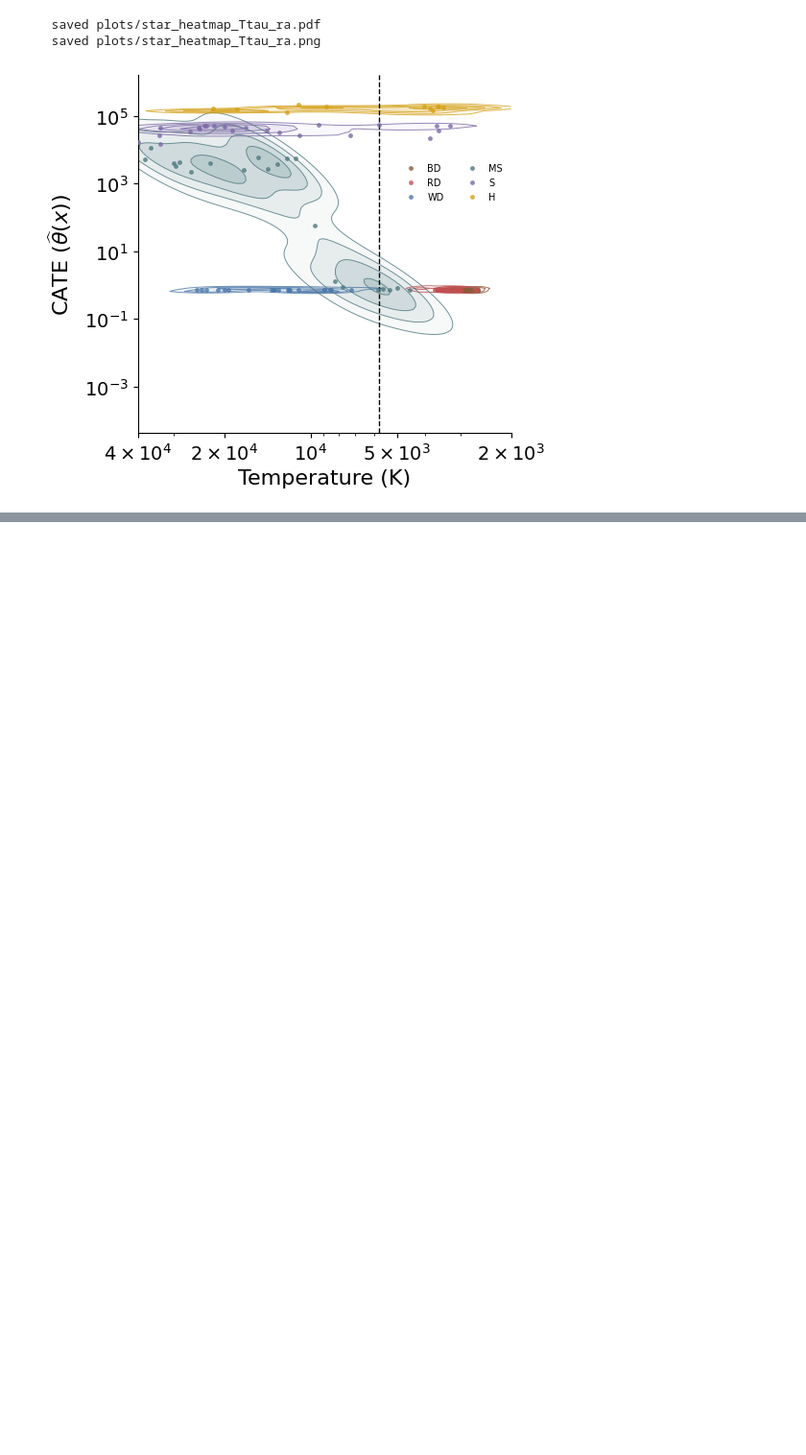
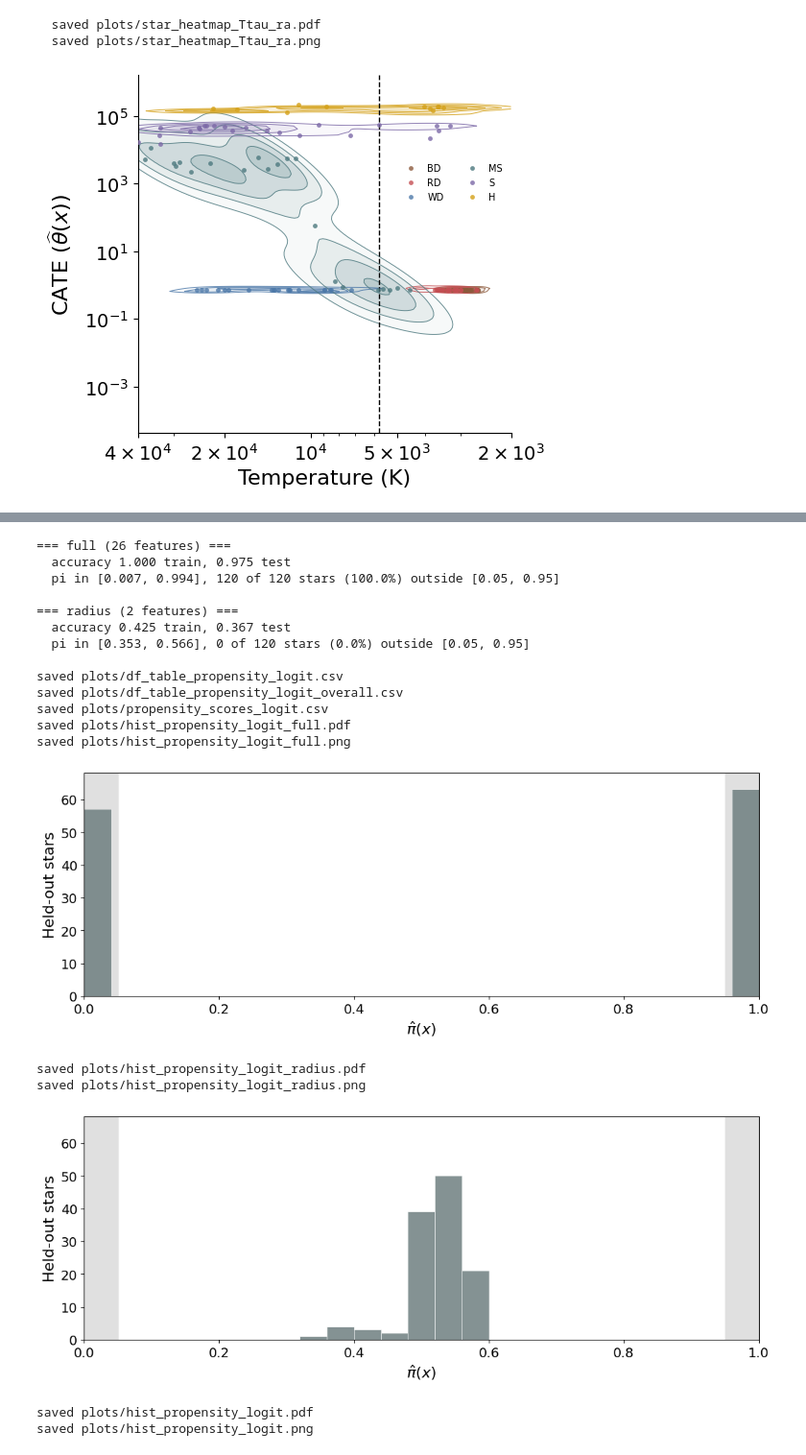
Before and after one commit to marnare/generativeAI, a Jupyter notebook: application_stars_mean_target.ipynb, the cells around one changed output, grey strips where cells are left out. Shown at 96% size. Drawn from its saved outputs; the diff is of its cells as text; code cells hidden in the pictures; blank space fills up the shorter version.

```diff
--- a/application_stars_mean_target.ipynb
+++ b/application_stars_mean_target.ipynb
@@ -460,0 +858,27 @@ shared ylim: 4.25e-05 to 1.63e+06
+# %%
+res_pi_logit = run_star_propensity_logit(
+    X_train, D_train, X_test, D_test, cat_test, R_test, T_test,
+    X_train_ra, D_train_ra, X_test_ra, D_test_ra,
+    cat_test_ra, R_test_ra, T_test_ra,
+    plot_show=True,
+)
+# %% [output]
+=== full (26 features) ===
+  accuracy 1.000 train, 0.975 test
+  pi in [0.007, 0.994], 120 of 120 stars (100.0%) outside [0.05, 0.95]
+
+=== radius (2 features) ===
+  accuracy 0.425 train, 0.367 test
+  pi in [0.353, 0.566], 0 of 120 stars (0.0%) outside [0.05, 0.95]
+
+saved plots/df_table_propensity_logit.csv
+saved plots/df_table_propensity_logit_overall.csv
+saved plots/propensity_scores_logit.csv
+saved plots/hist_propensity_logit_full.pdf
+saved plots/hist_propensity_logit_full.png
+[figure, added]
+saved plots/hist_propensity_logit_radius.pdf
+saved plots/hist_propensity_logit_radius.png
+[figure, added]
+saved plots/hist_propensity_logit.pdf
+saved plots/hist_propensity_logit.png
```
Also changed, not shown: parts of 6 cells of this notebook, 8 other files.
